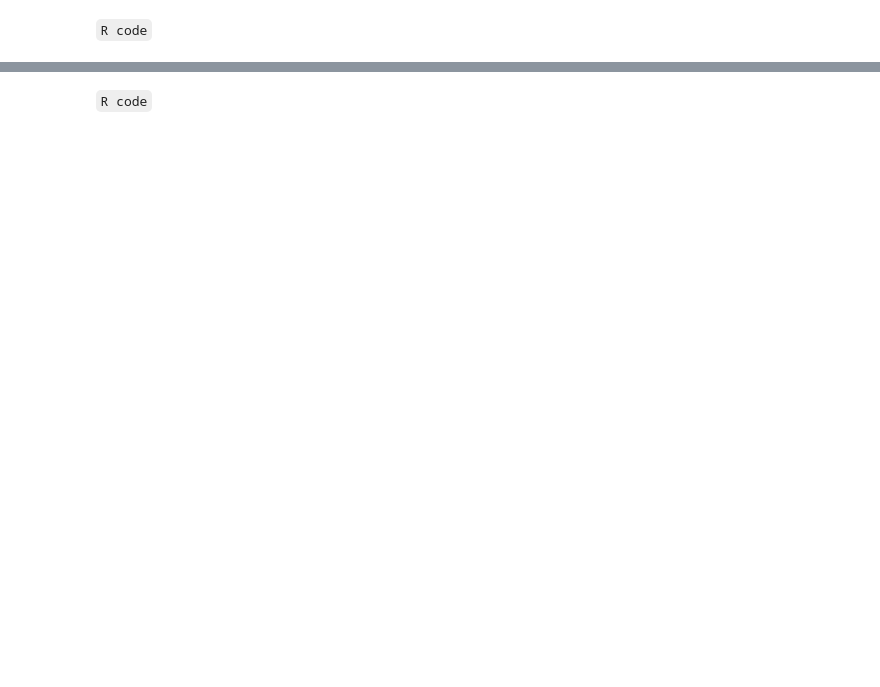
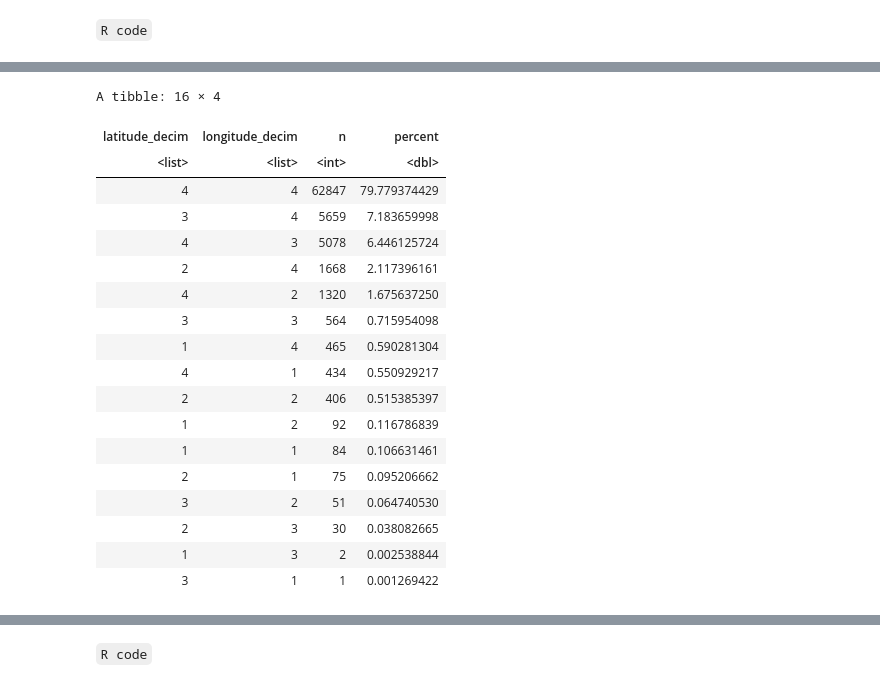
Before and after one commit to sdam-au/digital_epigraphy, a Jupyter notebook: scripts/1_data_hermeneutics_R_kernel.ipynb, the cells around one changed output, grey strips where cells are left out. Drawn from its saved outputs; the diff is of its cells as text; code cells hidden in the pictures; blank space fills up the shorter version.

````diff
--- a/scripts/1_data_hermeneutics_R_kernel.ipynb
+++ b/scripts/1_data_hermeneutics_R_kernel.ipynb
@@ -142,3 +144,12 @@ The process of digitisation of legacy data containing spatial elements may also
 The present-day coordinates as they are in the EDH are derived from major Open Source projects such as Pleiades, Trismegistos or from an internal EDH database of Places, all providing a stable URI of the location. Any error or imprecision in the LOD dataset, however, is inherited in the EDH as well. The coordinates in the EDH were either selected from an existing pool of locations in the mentioned major databases, or created ad hoc during the data-entry phase in the last two decades. To prevent any inheritance of errors, each inscription in EDH is curated by a ‘responsible individual’ who maintains the quality of information stored in individual XML files. Our current analysis is fully reliant on the accuracy of data provided by EDH.
 # %% [markdown]
 ```R code```
+# %%
+location_EDH<- EDH %>%
+  select(id, coordinates, findspot_ancient, findspot_ancient_clean, findspot_ancient_certainty, province_label, province_label_clean, province_label_certainty, country, country_clean, country_certainty, modern_region, modern_region_clean, modern_region_certainty, findspot_modern, findspot_modern_clean, findspot_modern_certainty, findspot, findspot_clean, findspot_certainty, present_location, edh_geography_uri, commentary)
+
+# how many inscriptions have spatial coordinates available
+nrow(EDH)-sum(str_count(location_EDH$coordinates, "list()"))
+
+# how many % of inscriptions have spatial coordinates available
+(nrow(EDH)-sum(str_count(location_EDH$coordinates, "list()")))/(nrow(EDH)/100)
@@ -144,0 +163,5 @@ The present-day coordinates as they are in the EDH are derived from major Open S
+# %%
+location_EDH <- location_EDH %>%
+  separate(col = coordinates, into = c("latitude", "longitude"), sep = ",", remove = FALSE) %>%
+  mutate(latitude = as.numeric(str_extract(latitude, "[-]*\\d{1,2}\\.\\d+"))) %>%
+  mutate(longitude = as.numeric(str_extract(longitude, "[-]*\\d{1,2}\\.\\d+")))
@@ -144,0 +179,30 @@ The present-day coordinates as they are in the EDH are derived from major Open S
+# %%
+loc_prec_EDH<- location_EDH  %>%
+    select(latitude, longitude)  %>%
+    mutate(latitude_decim = map(location_EDH$latitude, decimalplaces))  %>%
+    mutate(longitude_decim = map(location_EDH$longitude, decimalplaces))
+# %%
+loc_prec_EDH  %>%
+    filter(!is.na(latitude_decim) & !is.na(longitude_decim))  %>%
+    count(latitude_decim, longitude_decim, sort = T) %>%
+    mutate(percent = n/(sum(n)/100))
+# %% [output]
+A tibble: 16 × 4
+| latitude_decim | longitude_decim | n | percent |
+| <list> | <list> | <int> | <dbl> |
+| 4 | 4 | 62847 | 79.779374429 |
+| 3 | 4 | 5659 | 7.183659998 |
+| 4 | 3 | 5078 | 6.446125724 |
+| 2 | 4 | 1668 | 2.117396161 |
+| 4 | 2 | 1320 | 1.675637250 |
+| 3 | 3 | 564 | 0.715954098 |
+| 1 | 4 | 465 | 0.590281304 |
+| 4 | 1 | 434 | 0.550929217 |
+| 2 | 2 | 406 | 0.515385397 |
+| 1 | 2 | 92 | 0.116786839 |
+| 1 | 1 | 84 | 0.106631461 |
+| 2 | 1 | 75 | 0.095206662 |
+| 3 | 2 | 51 | 0.064740530 |
+| 2 | 3 | 30 | 0.038082665 |
+| 1 | 3 | 2 | 0.002538844 |
+| 3 | 1 | 1 | 0.001269422 |
````
Also changed, not shown: parts of 25 cells of this notebook.
